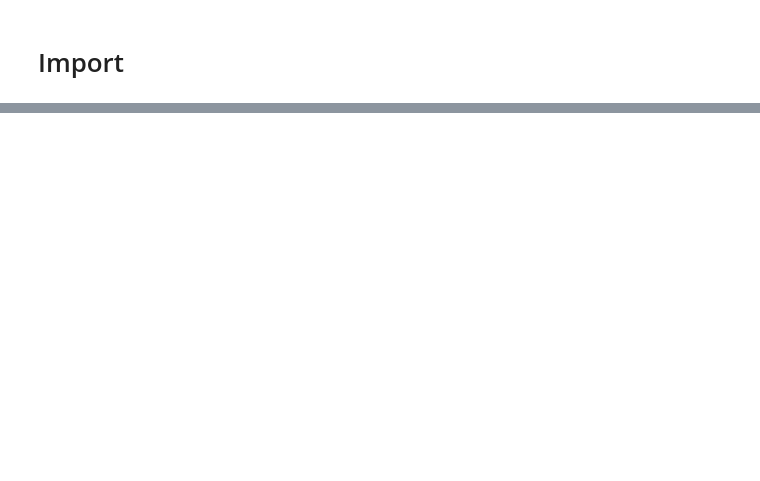
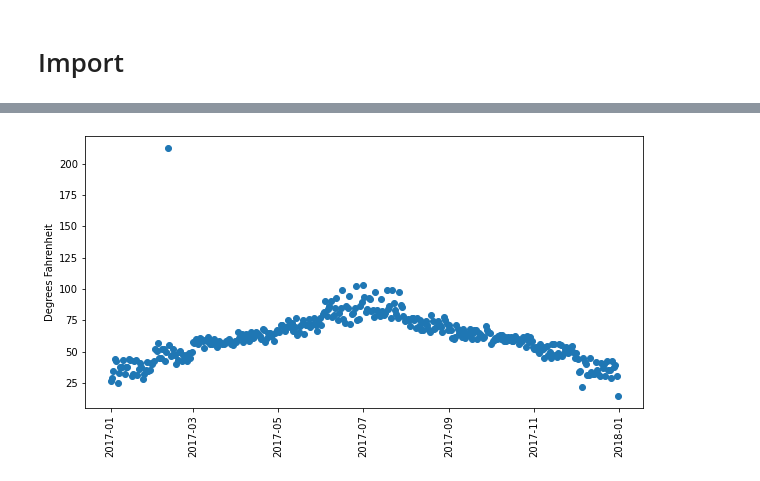
Before and after one commit to BraedenWright/anomaly-detection-exercises, a Jupyter notebook: anomaly_detection_exercises.ipynb, the cells around one changed output, grey strips where cells are left out. Cells and saved outputs as stored; diff of their text form; code cells hidden in the pictures; blank space fills up the shorter version.

```diff
--- a/anomaly_detection_exercises.ipynb
+++ b/anomaly_detection_exercises.ipynb
@@ -27,0 +84,9 @@ pd.read_csv('lemonade.csv')
+# %%
+# Temp over time
+plt.figure(figsize=(10,5))
+plt.scatter(df.index, df.Temperature)
+plt.xticks(rotation=90)
+plt.ylabel("Degrees Fahrenheit")
+plt.show()
+# %% [output]
+[figure, added]
```
Also changed, not shown: parts of 24 cells of this notebook, 1 other file.
